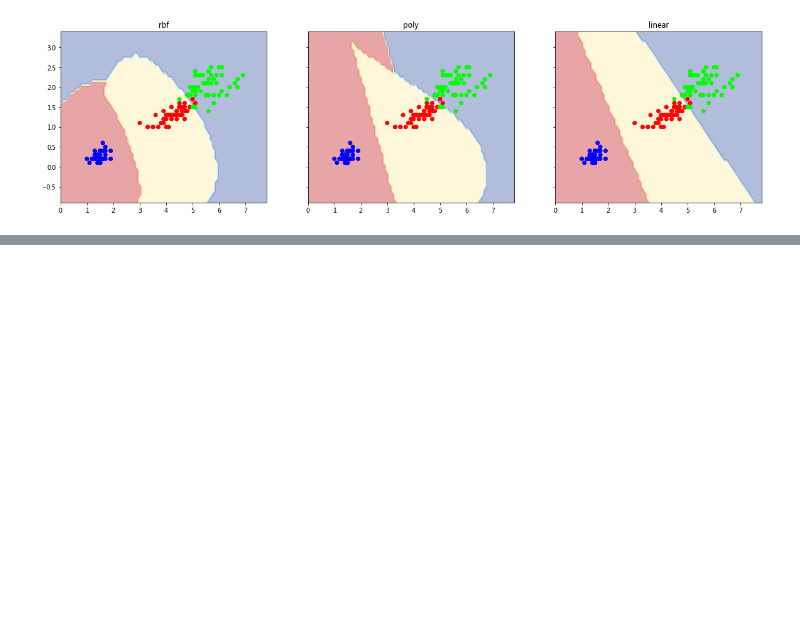
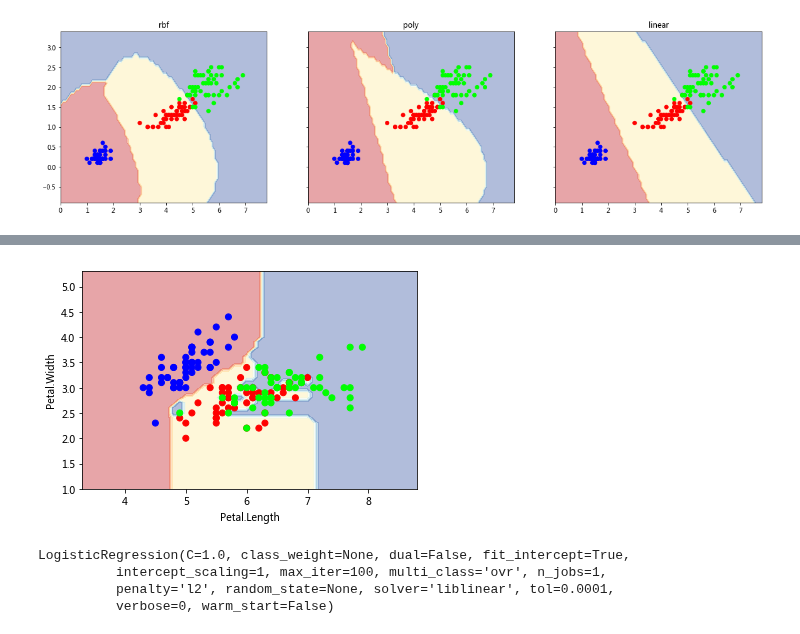
Before and after one commit to ywchiu/fuboni, a Jupyter notebook: Demo20171219.ipynb, the cells around one changed output, grey strips where cells are left out. Cells and saved outputs as stored; diff of their text form; code cells hidden in the pictures; blank space fills up the shorter version.

Commit message:
add decision tree

```diff
--- a/Demo20171219.ipynb
+++ b/Demo20171219.ipynb
@@ -411,0 +447,26 @@ Populating the interactive namespace from numpy and matplotlib
+# %%
+plot_estimator(clf3, X, y)
+# %% [output]
+[figure, added]
+# %%
+from sklearn.svm import SVC
+from sklearn.linear_model import LogisticRegression
+from sklearn.ensemble import RandomForestClassifier
+from sklearn.tree import DecisionTreeClassifier
+
+clf1 = SVC(kernel="rbf")
+clf1.fit(X, y)
+
+clf2 = DecisionTreeClassifier()
+clf2.fit(X, y)
+
+clf3 = RandomForestClassifier(n_estimators=10, criterion="entropy")
+clf3.fit(X, y)
+
+clf4 = LogisticRegression()
+clf4.fit(X, y)
+# %% [output]
+LogisticRegression(C=1.0, class_weight=None, dual=False, fit_intercept=True,
+          intercept_scaling=1, max_iter=100, multi_class='ovr', n_jobs=1,
+          penalty='l2', random_state=None, solver='liblinear', tol=0.0001,
+          verbose=0, warm_start=False)
```
Also changed, not shown: parts of 9 cells of this notebook.
